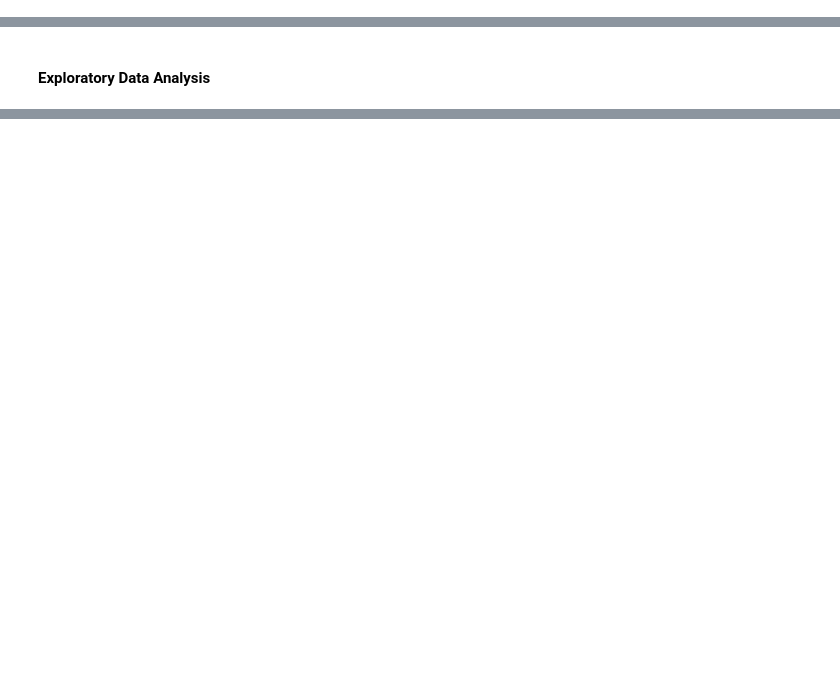
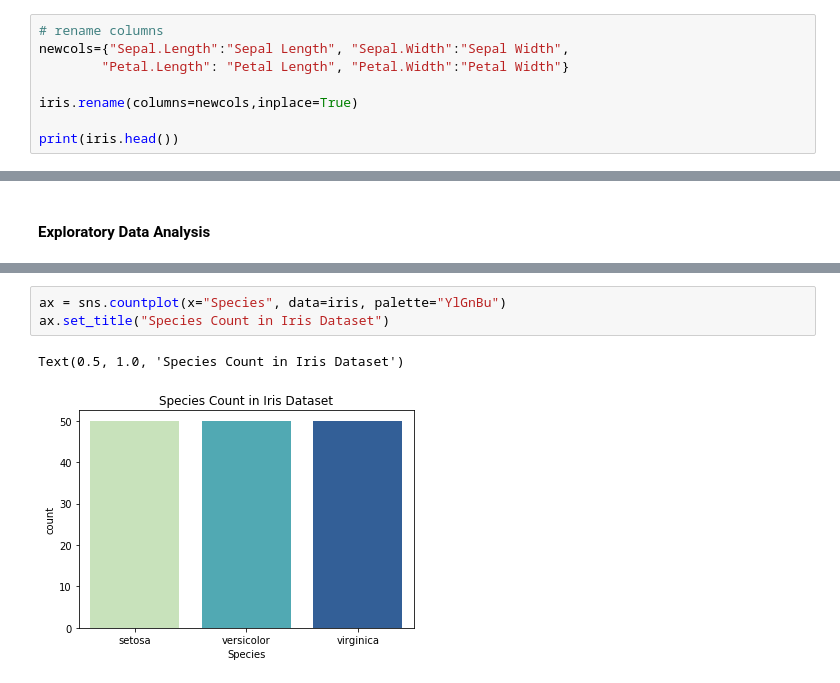
Before and after one commit to payalnpatel/ML-with-Python, a Jupyter notebook: Iris/Iris-EDA.ipynb, the cells around one changed output, grey strips where cells are left out. Saved outputs shown, nothing was run; the diff lists cells and outputs as text; blank space fills up the shorter version.

```diff
--- a/Iris/Iris-EDA.ipynb
+++ b/Iris/Iris-EDA.ipynb
@@ -31,0 +41,8 @@ iris = pd.read_csv('iris.csv')
+# %%
+# rename columns
+newcols={"Sepal.Length":"Sepal Length", "Sepal.Width":"Sepal Width",
+        "Petal.Length": "Petal Length", "Petal.Width":"Petal Width"}
+
+iris.rename(columns=newcols,inplace=True)
+
+print(iris.head())
@@ -33,0 +86,6 @@ iris = pd.read_csv('iris.csv')
+# %%
+ax = sns.countplot(x="Species", data=iris, palette="YlGnBu")
+ax.set_title("Species Count in Iris Dataset")
+# %% [output]
+Text(0.5, 1.0, 'Species Count in Iris Dataset')
+[figure, added]
```
Also changed, not shown: parts of 12 cells of this notebook.
